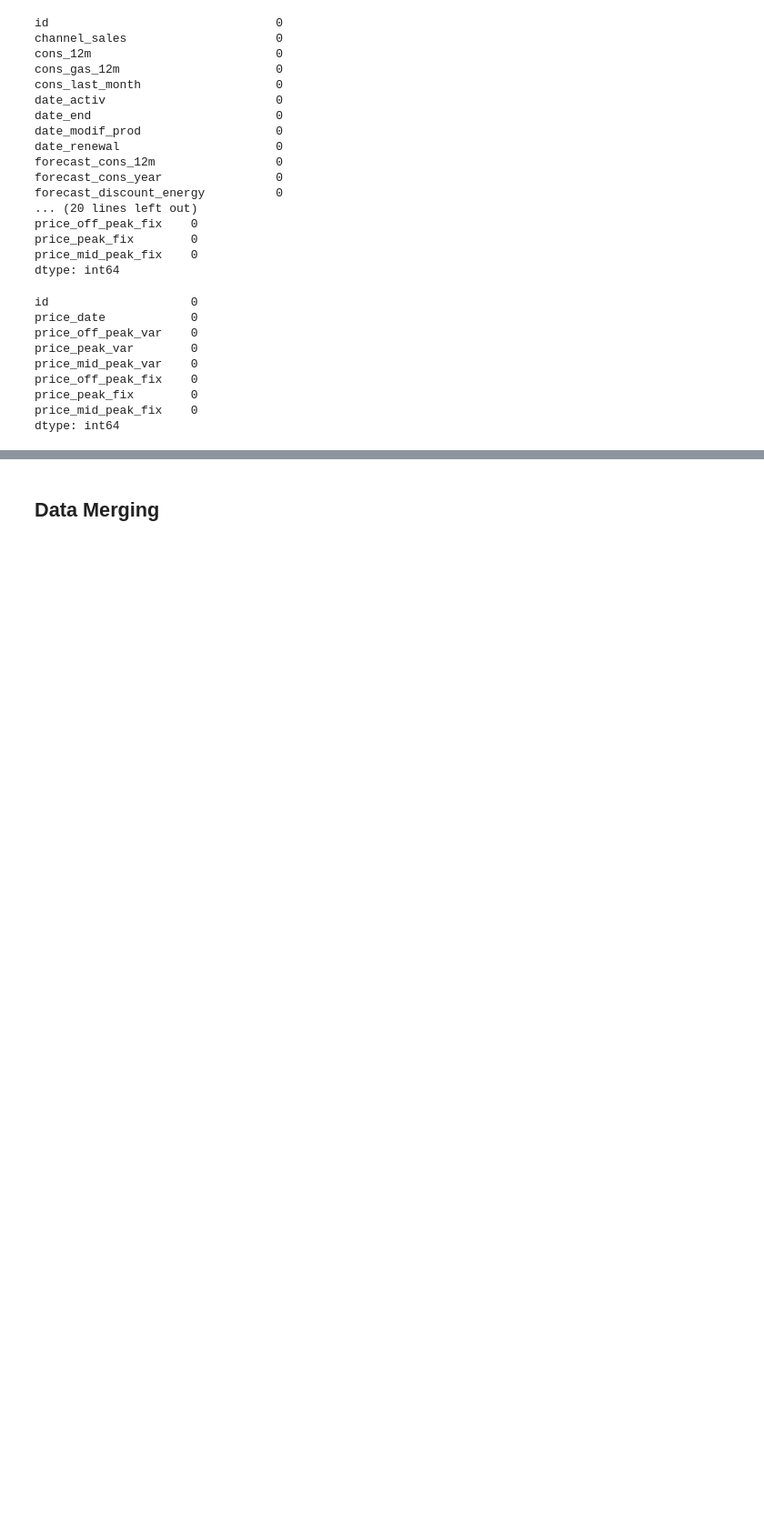
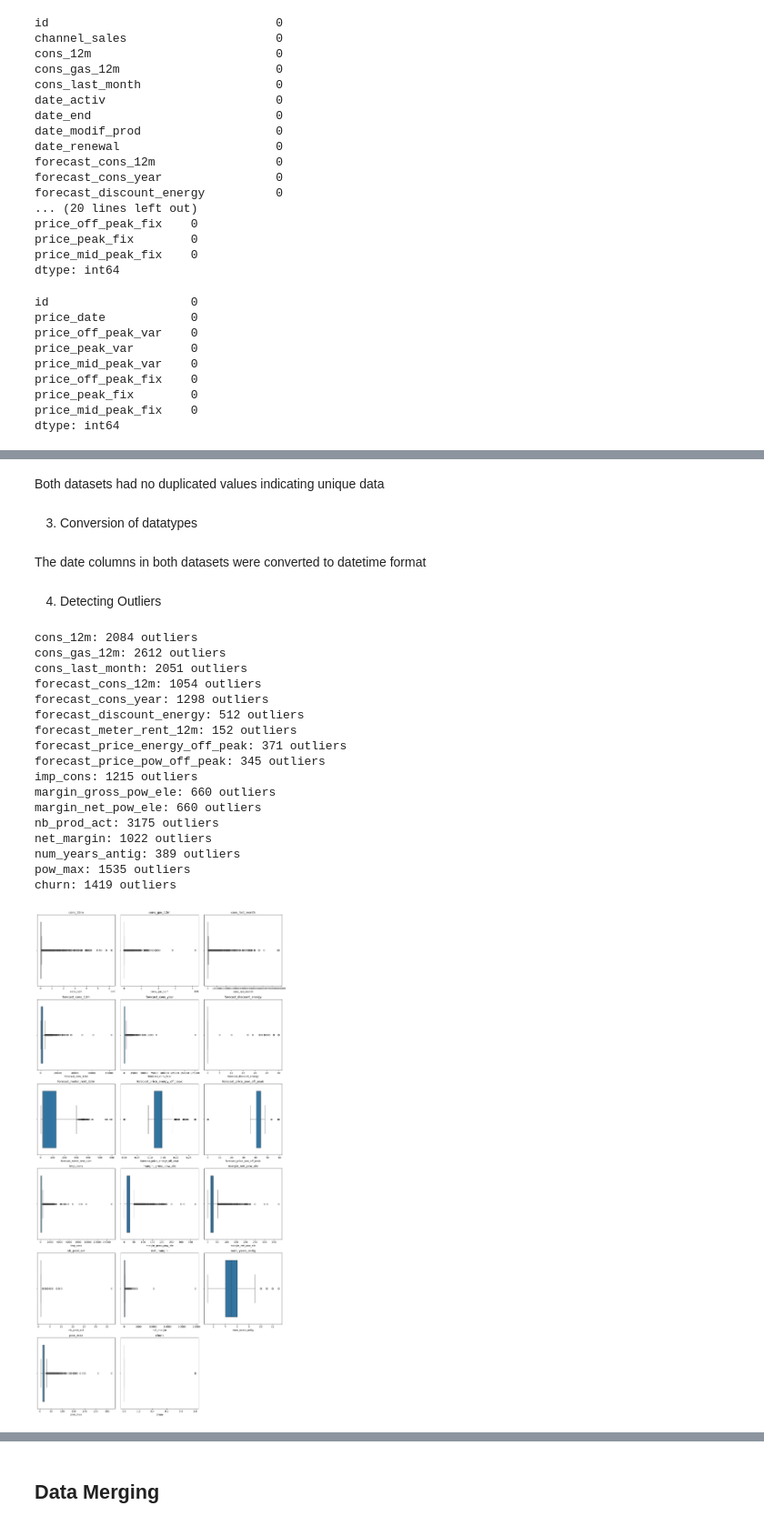
Before and after one commit to graceobonyo/PowerCo-Project, a Jupyter notebook: PowerCo.ipynb, the cells around one changed output, grey strips where cells are left out. Shown at 91% size. Drawn from its saved outputs; the diff is of its cells as text; code cells hidden in the pictures; blank space fills up the shorter version.

```diff
--- a/PowerCo.ipynb
+++ b/PowerCo.ipynb
@@ -190,3 +256,7 @@ Name: proportion, dtype: float64
+# %% [markdown]
+Both datasets had no duplicated values indicating unique data
+# %% [markdown]
+3. Conversion of datatypes
 # %%
 # Convert date columns to datetime format
 
@@ -194,3 +264,62 @@ client['date_activ'] = pd.to_datetime(client['date_activ'])
 client['date_end'] = pd.to_datetime(client['date_end'])
 
 price['price_date'] = pd.to_datetime(price['price_date'])
+# %% [markdown]
+The date columns in both datasets were converted to datetime format
+# %% [markdown]
+4. Detecting Outliers
+# %%
+# Check for outliers in the client dataset
+
+# Numerical columns
+numeric_cols = client.select_dtypes(include=['int64', 'float64']).columns
+
+# Store columns with outliers
+outlier_cols = []
+
+for col in numeric_cols:
+    Q1 = client[col].quantile(0.25)
+    Q3 = client[col].quantile(0.75)
+    IQR = Q3 - Q1
+
+    lower = Q1 - 1.5 * IQR
+    upper = Q3 + 1.5 * IQR
+
+    outliers = ((client[col] < lower) | (client[col] > upper)).sum()
+
+    if outliers > 0:
+        outlier_cols.append(col)
+        print(f"{col}: {outliers} outliers")
+
+# Plot boxplots for all columns with outliers
+n_cols = 3  # plots per row
+n_rows = (len(outlier_cols) + n_cols - 1) // n_cols
+
+plt.figure(figsize=(15, 5 * n_rows))
+
+for i, col in enumerate(outlier_cols, 1):
+    plt.subplot(n_rows, n_cols, i)
+    sns.boxplot(x=client[col])
+    plt.title(col)
+
+plt.tight_layout()
+plt.show()
+# %% [output]
+cons_12m: 2084 outliers
+cons_gas_12m: 2612 outliers
+cons_last_month: 2051 outliers
+forecast_cons_12m: 1054 outliers
+forecast_cons_year: 1298 outliers
+forecast_discount_energy: 512 outliers
+forecast_meter_rent_12m: 152 outliers
+forecast_price_energy_off_peak: 371 outliers
+forecast_price_pow_off_peak: 345 outliers
+imp_cons: 1215 outliers
+margin_gross_pow_ele: 660 outliers
+margin_net_pow_ele: 660 outliers
+nb_prod_act: 3175 outliers
+net_margin: 1022 outliers
+num_years_antig: 389 outliers
+pow_max: 1535 outliers
+churn: 1419 outliers
+[figure, added]
```
Also changed, not shown: parts of 88 cells of this notebook, 1 other file.
